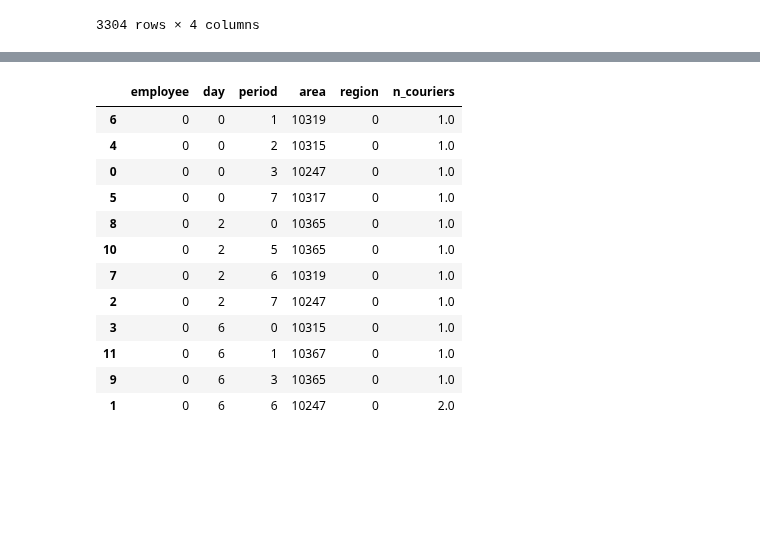
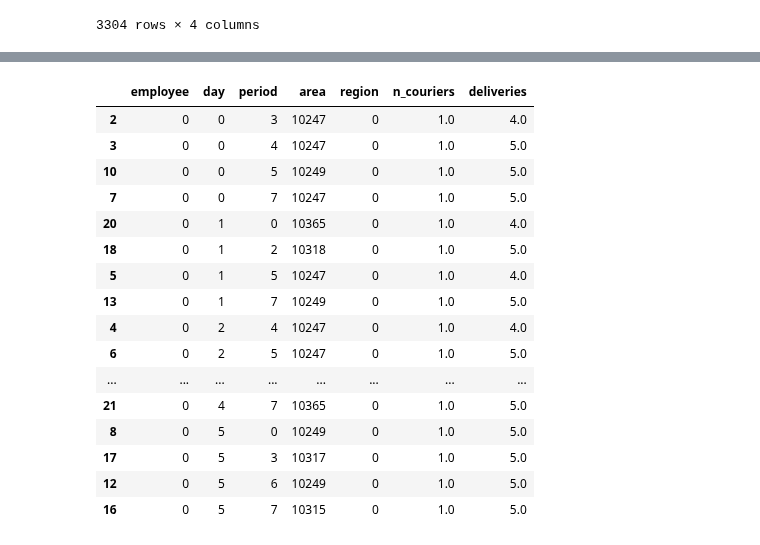
Before and after one commit to carlosperez1997/lmd-sizing-scheduling, a Jupyter notebook: solver/rostering.ipynb, the cells around one changed output, grey strips where cells are left out. Saved outputs shown, nothing was run; the diff lists cells and outputs as text; code cells hidden in the pictures; blank space fills up the shorter version.

```diff
--- a/solver/rostering.ipynb
+++ b/solver/rostering.ipynb
@@ -214,14 +214,14 @@ for r in R:
     for a in A[r]:
         for theta in Theta:
             for d in D:
+                # Be careful with parantheses!!
                 if couriers_needed[a,theta,d] > 0:
-                    factor = deliveries[a,theta,d] / couriers_needed[a,theta,d] #* c_out WE COMPARE NUMBER OF PEOPLE
+                    factor = deliveries[a,theta,d] / couriers_needed[a,theta,d] * c_out
                 else:
                     factor = 0
                 m.addConstr(
-                    #(couriers_needed[a, theta, d] - sum([k_var[e, a, theta, d] for e in E[r]]) * factor <= omega_var[a, theta, d]),
-                    (couriers_needed[a, theta, d] - sum([k_var[e, a, theta, d] for e in E[r]]) <= omega_var[a, theta, d]),
-                    name = f'start_times_{r}_{e}_2'
+                    ((couriers_needed[a, theta, d] - sum([k_var[e, a, theta, d] for e in E[r]])) * factor <= omega_var[a, theta, d]),
+                    name = f'outsource_{r}_{a}_{theta}_{d}'
                 )
 # %% [markdown]
 # OBJECTIVE FUNCTION
@@ -290,3 +290,22 @@ couriers_needed_df
 | 470 | 10997 | 7 | 1.0 | 6 |
 | 471 | 10999 | 7 | 1.0 | 6 |
 3304 rows × 4 columns
+# %%
+# Demand
+deliveries_ = []
+for d in D:
+    data = (
+        pd.DataFrame(deliveries[:,:,d], index=areas, columns=Theta).reset_index()
+        .rename(columns={'index': 'area'})
+        #.assign(day = d)
+    )
+
+    area_day_data = (
+        pd.melt(data, id_vars=['area'], value_vars=set(data.columns).difference('area'))
+        .rename(columns={'variable': 'period', 'value': 'deliveries'})
+        .assign(day = d)
+    )
+    deliveries_.append(area_day_data)
+
+deliveries_df = pd.concat(deliveries_)
+deliveries_df
@@ -293,3 +326,5 @@ couriers_needed_df
+# %%
+couriers_needed_df = pd.merge(couriers_needed_df, deliveries_df, on=['area', 'period', 'day'])
 # %%
 # Employee shifts
 employees_shifts = []
@@ -369,29 +400,33 @@ area_employee_assignment_df
 # %%
 (
     area_employee_assignment_df
     .query('employee == 0')
     .merge(couriers_needed_df, on=['day', 'area', 'period'])
     .assign(
         region = area_employee_assignment_df['area'].map(region_area_map)
     )
     .sort_values(['day', 'period'])
-    [['employee', 'day', 'period', 'area', 'region', 'n_couriers']]
+    [['employee', 'day', 'period', 'area', 'region', 'n_couriers', 'deliveries']]
     .head(100)
 )
 # %% [output]
-|  | employee | day | period | area | region | n_couriers |
-| 6 | 0 | 0 | 1 | 10319 | 0 | 1.0 |
-| 4 | 0 | 0 | 2 | 10315 | 0 | 1.0 |
-| 0 | 0 | 0 | 3 | 10247 | 0 | 1.0 |
-| 5 | 0 | 0 | 7 | 10317 | 0 | 1.0 |
-| 8 | 0 | 2 | 0 | 10365 | 0 | 1.0 |
-| 10 | 0 | 2 | 5 | 10365 | 0 | 1.0 |
-| 7 | 0 | 2 | 6 | 10319 | 0 | 1.0 |
-| 2 | 0 | 2 | 7 | 10247 | 0 | 1.0 |
-| 3 | 0 | 6 | 0 | 10315 | 0 | 1.0 |
-| 11 | 0 | 6 | 1 | 10367 | 0 | 1.0 |
-| 9 | 0 | 6 | 3 | 10365 | 0 | 1.0 |
-| 1 | 0 | 6 | 6 | 10247 | 0 | 2.0 |
+|  | employee | day | period | area | region | n_couriers | deliveries |
+| 2 | 0 | 0 | 3 | 10247 | 0 | 1.0 | 4.0 |
+| 3 | 0 | 0 | 4 | 10247 | 0 | 1.0 | 5.0 |
+| 10 | 0 | 0 | 5 | 10249 | 0 | 1.0 | 5.0 |
+| 7 | 0 | 0 | 7 | 10247 | 0 | 1.0 | 5.0 |
+| 20 | 0 | 1 | 0 | 10365 | 0 | 1.0 | 4.0 |
+| 18 | 0 | 1 | 2 | 10318 | 0 | 1.0 | 5.0 |
+| 5 | 0 | 1 | 5 | 10247 | 0 | 1.0 | 4.0 |
+| 13 | 0 | 1 | 7 | 10249 | 0 | 1.0 | 5.0 |
+| 4 | 0 | 2 | 4 | 10247 | 0 | 1.0 | 4.0 |
+| 6 | 0 | 2 | 5 | 10247 | 0 | 1.0 | 5.0 |
+| ... | ... | ... | ... | ... | ... | ... | ... |
+| 21 | 0 | 4 | 7 | 10365 | 0 | 1.0 | 5.0 |
+| 8 | 0 | 5 | 0 | 10249 | 0 | 1.0 | 5.0 |
+| 17 | 0 | 5 | 3 | 10317 | 0 | 1.0 | 5.0 |
+| 12 | 0 | 5 | 6 | 10249 | 0 | 1.0 | 5.0 |
+| 16 | 0 | 5 | 7 | 10315 | 0 | 1.0 | 5.0 |
 # %%
 (
     area_employee_assignment_df
```
Also changed, not shown: parts of 13 cells of this notebook.
